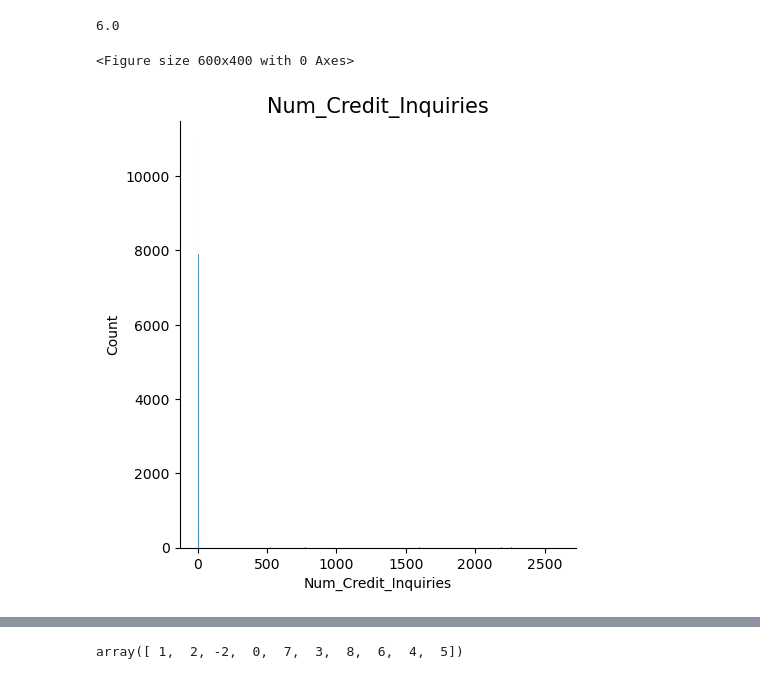
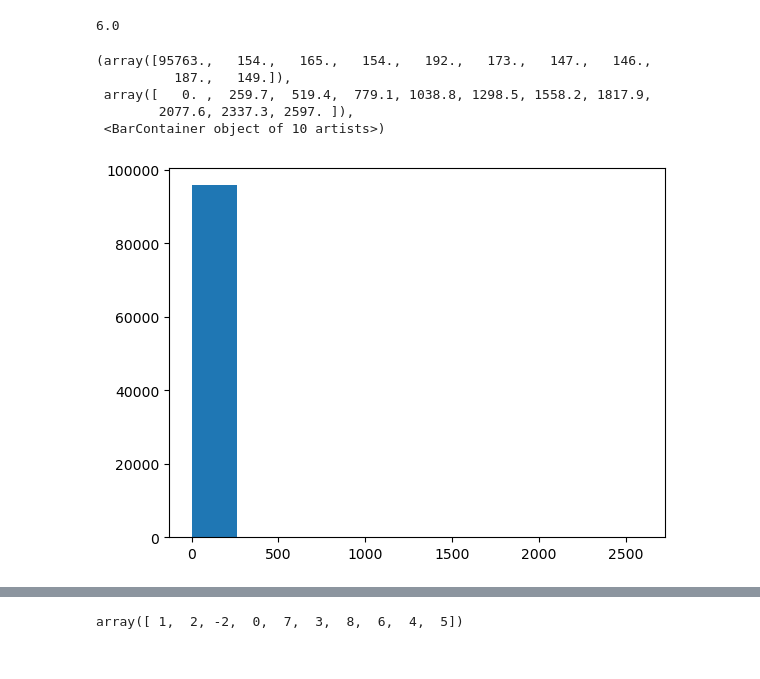
Before and after one commit to SaitejSamudrala/Credit-Score-Classification, a Jupyter notebook: src/main.ipynb, the cells around one changed output, grey strips where cells are left out. Cells and saved outputs as stored; diff of their text form; code cells hidden in the pictures.

```diff
--- a/src/main.ipynb
+++ b/src/main.ipynb
@@ -976,10 +972,14 @@ train['Num_Credit_Inquiries'].median()
 train['Num_Credit_Inquiries'].fillna(value=(train['Num_Credit_Inquiries'].median()),inplace=True)
 # %%
 #train['Num_Credit_Inquiries']=np.log(train['Num_Credit_Inquiries'])
-dist_plot(column='Num_Credit_Inquiries')
+plt.hist(train['Num_Credit_Inquiries'])
 # %% [output]
-<Figure size 600x400 with 0 Axes>
+(array([95763.,   154.,   165.,   154.,   192.,   173.,   147.,   146.,
+          187.,   149.]),
+ array([   0. ,  259.7,  519.4,  779.1, 1038.8, 1298.5, 1558.2, 1817.9,
+        2077.6, 2337.3, 2597. ]),
+ <BarContainer object of 10 artists>)
-[figure, old version]
+[figure, new version]
 # %%
 train['Num_Credit_Inquiries']=train['Num_Credit_Inquiries']+0.1
 train['Num_Credit_Inquiries']=np.log(train['Num_Credit_Inquiries'])
```
Also changed, not shown: parts of 12 cells of this notebook, 4 other files.
